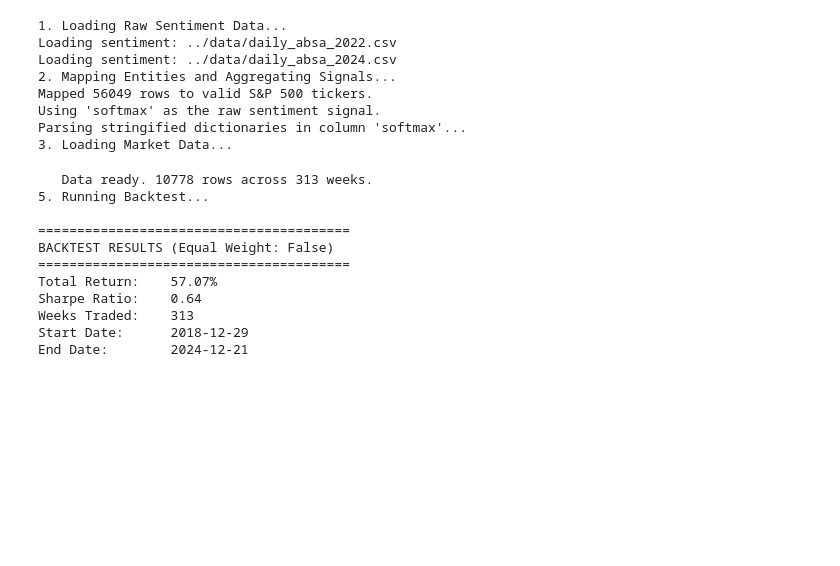
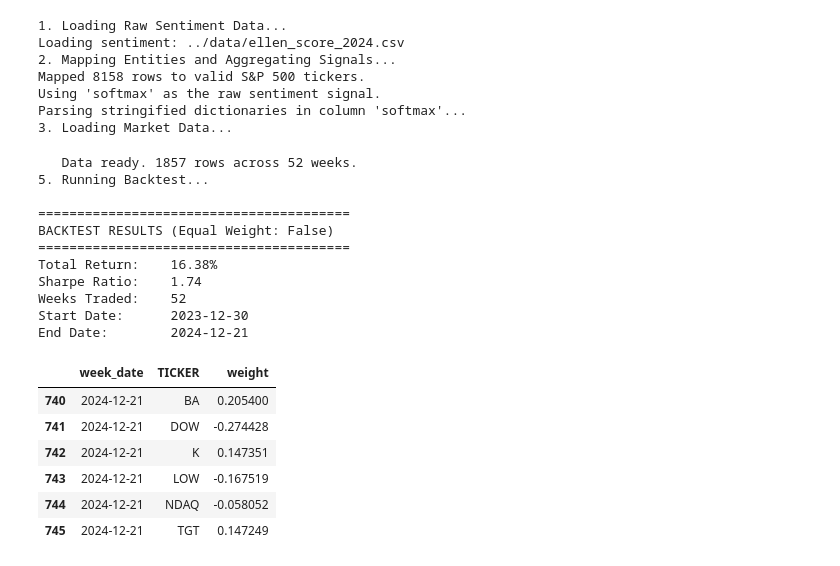
Before and after one commit to kktallam/ML-Capstone-Project-006, a Jupyter notebook: code/weekly_backtest.ipynb, the cells around one changed output. Cells and saved outputs as stored; diff of their text form; code cells hidden in the pictures; blank space fills up the shorter version.

```diff
--- a/code/weekly_backtest.ipynb
+++ b/code/weekly_backtest.ipynb
@@ -8,14 +8,16 @@ import ast
 # --------------------------------------------------------------------------------
 # CONFIGURATION & PATHS
 # --------------------------------------------------------------------------------
-LONG_PCT = 0.1
-SHORT_PCT = 0.1
+LONG_PCT = 0.2
+SHORT_PCT = 0.2
 LEVERAGE = 1.0
 HOLDING_WEEKS = 1
 equal_weight = False  # Set to True for equal-weighted portfolio
 # Input Paths
 SENTIMENT_2022 = "../data/daily_absa_2022.csv"
 SENTIMENT_2024 = "../data/daily_absa_2024.csv"
+
+SENTIMENT_paths = ["../data/ellen_score_2024.csv"]
 SP500_MAPPING = "../data/sp_500_constituents.xlsx"
 STOCK_RET_PATH = 'momentum/s&p500ret.csv'
 SP500_RET_PATH = "../data/snp500_ret.csv"    # Path to index returns
@@ -29,7 +31,7 @@ def load_raw_sentiment() -> pd.DataFrame:
     Loads and concatenates daily sentiment files.
     """
     dfs = []
-    for path in [SENTIMENT_2022, SENTIMENT_2024]:
+    for path in SENTIMENT_paths:
         if os.path.exists(path):
             print(f"Loading sentiment: {path}")
             df = pd.read_csv(path)
@@ -398,21 +400,30 @@ print(f"Start Date:      {weekly_perf['week_date'].min().date()}")
 print(f"End Date:        {weekly_perf['week_date'].max().date()}")
 # %% [output]
 1. Loading Raw Sentiment Data...
-Loading sentiment: ../data/daily_absa_2022.csv
-Loading sentiment: ../data/daily_absa_2024.csv
+Loading sentiment: ../data/ellen_score_2024.csv
 2. Mapping Entities and Aggregating Signals...
-Mapped 56049 rows to valid S&P 500 tickers.
+Mapped 8158 rows to valid S&P 500 tickers.
 Using 'softmax' as the raw sentiment signal.
 Parsing stringified dictionaries in column 'softmax'...
 3. Loading Market Data...
-   Data ready. 10778 rows across 313 weeks.
+   Data ready. 1857 rows across 52 weeks.
 5. Running Backtest...
 
 ========================================
 BACKTEST RESULTS (Equal Weight: False)
 ========================================
-Total Return:    57.07%
-Sharpe Ratio:    0.64
-Weeks Traded:    313
-Start Date:      2018-12-29
+Total Return:    16.38%
+Sharpe Ratio:    1.74
+Weeks Traded:    52
+Start Date:      2023-12-30
 End Date:        2024-12-21
+# %%
+weight_panel[weight_panel['week_date'] == '2024-12-21']
+# %% [output]
+|  | week_date | TICKER | weight |
+| 740 | 2024-12-21 | BA | 0.205400 |
+| 741 | 2024-12-21 | DOW | -0.274428 |
+| 742 | 2024-12-21 | K | 0.147351 |
+| 743 | 2024-12-21 | LOW | -0.167519 |
+| 744 | 2024-12-21 | NDAQ | -0.058052 |
+| 745 | 2024-12-21 | TGT | 0.147249 |
```
Also changed, not shown: parts of 7 cells of this notebook.
